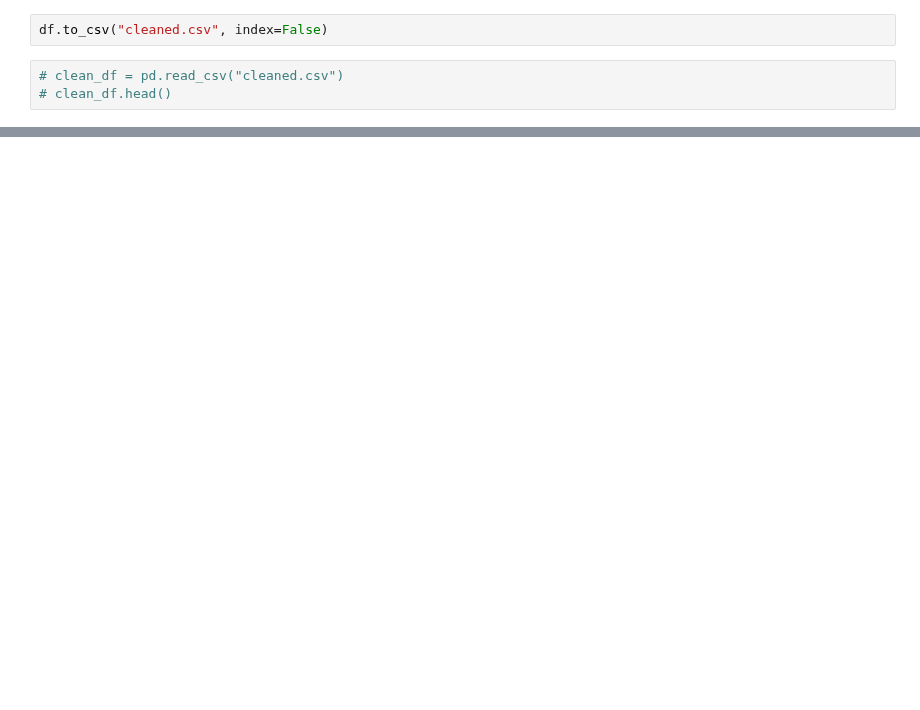
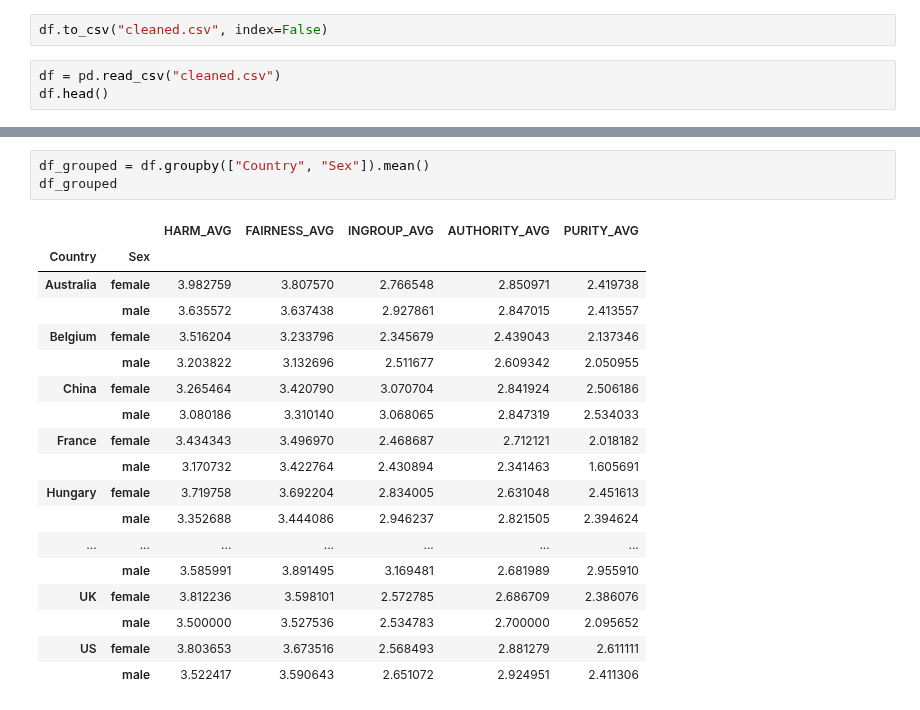
Before and after one commit to gurhar1133/infoVisProj, a Jupyter notebook: clean.ipynb, the cells around one changed output, grey strips where cells are left out. Drawn from its saved outputs; the diff is of its cells as text; blank space fills up the shorter version.

Commit message:
more cleaning

```diff
--- a/clean.ipynb
+++ b/clean.ipynb
@@ -49,5 +53,5 @@ memory usage: 729.1+ KB
 # %%
 df.to_csv("cleaned.csv", index=False)
 # %%
-# clean_df = pd.read_csv("cleaned.csv")
-# clean_df.head()
+df = pd.read_csv("cleaned.csv")
+df.head()
@@ -53,0 +65,22 @@ df.to_csv("cleaned.csv", index=False)
+# %%
+df_grouped = df.groupby(["Country", "Sex"]).mean()
+df_grouped
+# %% [output]
+|  |  | HARM_AVG | FAIRNESS_AVG | INGROUP_AVG | AUTHORITY_AVG | PURITY_AVG |
+| Country | Sex |  |  |  |  |  |
+| Australia | female | 3.982759 | 3.807570 | 2.766548 | 2.850971 | 2.419738 |
+|  | male | 3.635572 | 3.637438 | 2.927861 | 2.847015 | 2.413557 |
+| Belgium | female | 3.516204 | 3.233796 | 2.345679 | 2.439043 | 2.137346 |
+|  | male | 3.203822 | 3.132696 | 2.511677 | 2.609342 | 2.050955 |
+| China | female | 3.265464 | 3.420790 | 3.070704 | 2.841924 | 2.506186 |
+|  | male | 3.080186 | 3.310140 | 3.068065 | 2.847319 | 2.534033 |
+| France | female | 3.434343 | 3.496970 | 2.468687 | 2.712121 | 2.018182 |
+|  | male | 3.170732 | 3.422764 | 2.430894 | 2.341463 | 1.605691 |
+| Hungary | female | 3.719758 | 3.692204 | 2.834005 | 2.631048 | 2.451613 |
+|  | male | 3.352688 | 3.444086 | 2.946237 | 2.821505 | 2.394624 |
+| ... | ... | ... | ... | ... | ... | ... |
+|  | male | 3.585991 | 3.891495 | 3.169481 | 2.681989 | 2.955910 |
+| UK | female | 3.812236 | 3.598101 | 2.572785 | 2.686709 | 2.386076 |
+|  | male | 3.500000 | 3.527536 | 2.534783 | 2.700000 | 2.095652 |
+| US | female | 3.803653 | 3.673516 | 2.568493 | 2.881279 | 2.611111 |
+|  | male | 3.522417 | 3.590643 | 2.651072 | 2.924951 | 2.411306 |
```
Also changed, not shown: parts of 24 cells of this notebook, 3 other files.
